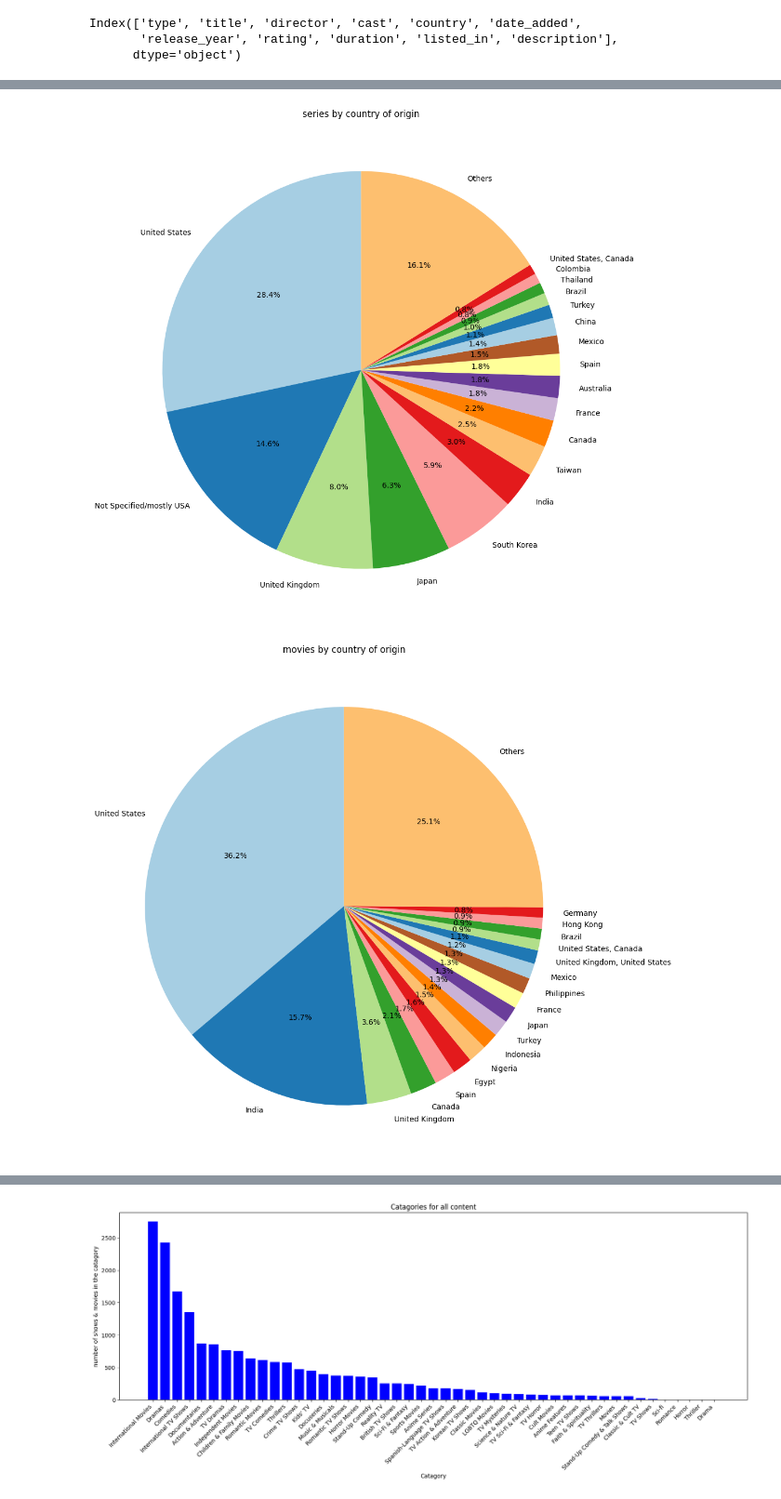
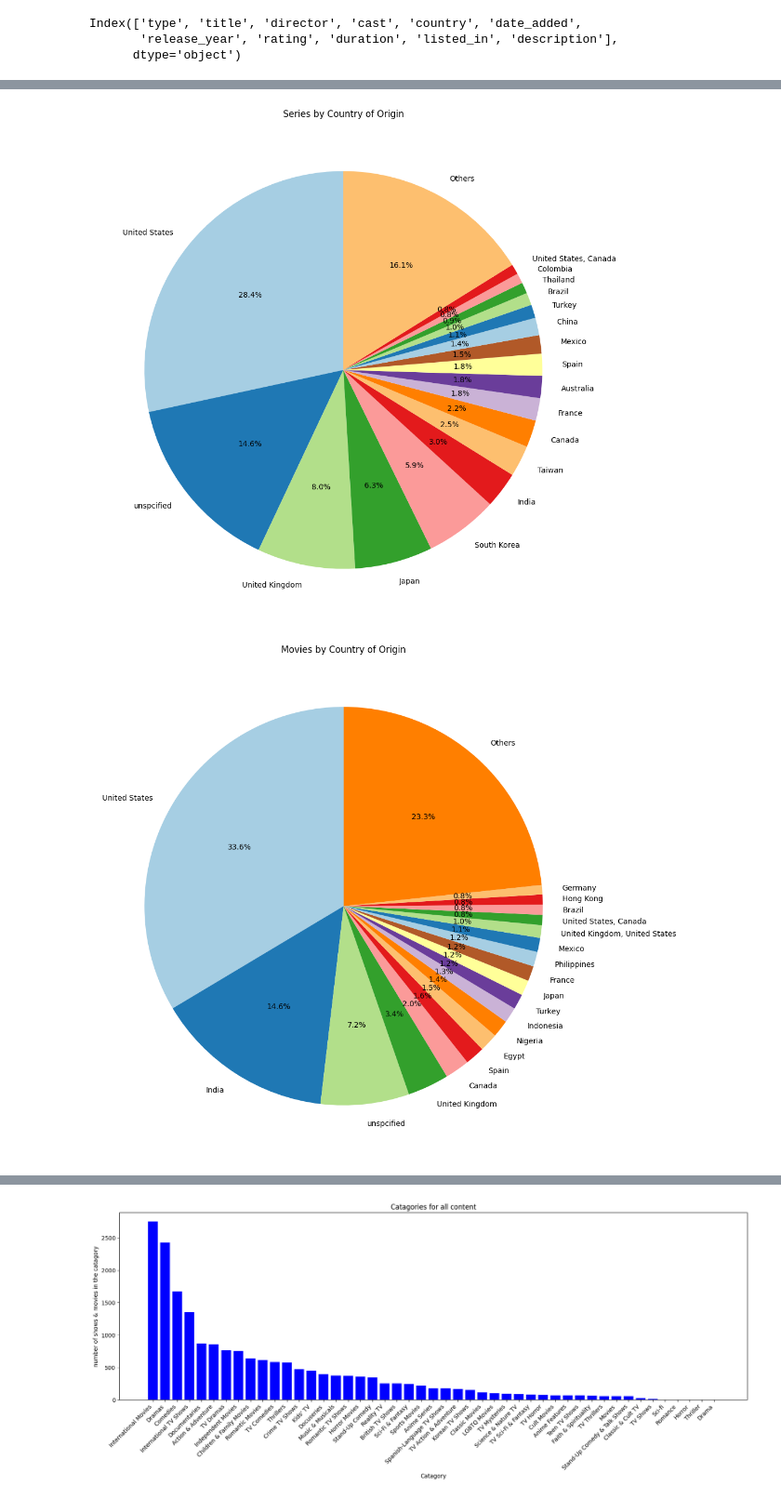
Before and after one commit to obadnew/netflix_titles.csv, a Jupyter notebook: Python_file.ipynb, the cells around one changed output, grey strips where cells are left out. Shown at 93% size. Drawn from its saved outputs; the diff is of its cells as text; code cells hidden in the pictures.

```diff
--- a/Python_file.ipynb
+++ b/Python_file.ipynb
@@ -22,10 +22,18 @@ Index(['type', 'title', 'director', 'cast', 'country', 'date_added',
        'release_year', 'rating', 'duration', 'listed_in', 'description'],
       dtype='object')
 # %%
+# This Cell for seprating movies and TV shows and filling null values
+# filling nulls
+df.fillna('unspcified', inplace=True)
+
+#check if there is any additional null values
+has_null = df.isnull().values.any()
+print(has_null)
+
 movies = df[df['type'] == 'Movie']
 series = df[df['type'] == 'TV Show']
+
 #to make sure there isn't any other type other than movies and tv shows
 filtered_df = df.query("type != 'Movie' & type != 'TV Show'")
 filtered_df.shape
-series.shape
 # %% [output]
@@ -45,4 +42,5 @@ Index(['type', 'title', 'director', 'cast', 'country', 'date_added',
 # %%
+# This cell is for drawing a piechart to describe the percentage of Series by the country of origin
 name_counts = series['country'].value_counts()
 
 total = name_counts.sum()
@@ -62,32 +60,34 @@ if other_countries > 0:
 # Create a pie chart
 plt.figure(figsize=(12,12))
 plt.pie(large_categories, labels=large_categories.index, autopct='%1.1f%%', startangle=90, colors=plt.cm.Paired.colors)
-plt.title('series by country of origin')
+plt.title('Series by Country of Origin')
 plt.show()
 # %% [output]
-[figure, old version]
+[figure, new version]
 # %%
+# This cell is for drawing a piechart to describe the percentage of Movies by the country of origin
+
 name_counts = movies['country'].value_counts()
 
 total = name_counts.sum()
 name_percentages = (name_counts / total) * 100
 
 # Filter small categories and sum them into 'Others'
 threshold = 0.75
 small_categories = name_percentages < threshold
 other_countries = name_percentages[small_categories].sum()
 large_categories = name_percentages[~small_categories]
 
 # If there are any small categories, add 'Others'
 if other_countries > 0:
     large_categories['Others'] = other_countries
 
 
 # Create a pie chart
 plt.figure(figsize=(12,12))
 plt.pie(large_categories, labels=large_categories.index, autopct='%1.1f%%', startangle=90, colors=plt.cm.Paired.colors)
-plt.title('movies by country of origin')
+plt.title('Movies by Country of Origin')
 plt.show()
 # %% [output]
-[figure, old version]
+[figure, new version]
 # %%
```
Also changed, not shown: parts of 10 cells of this notebook.
